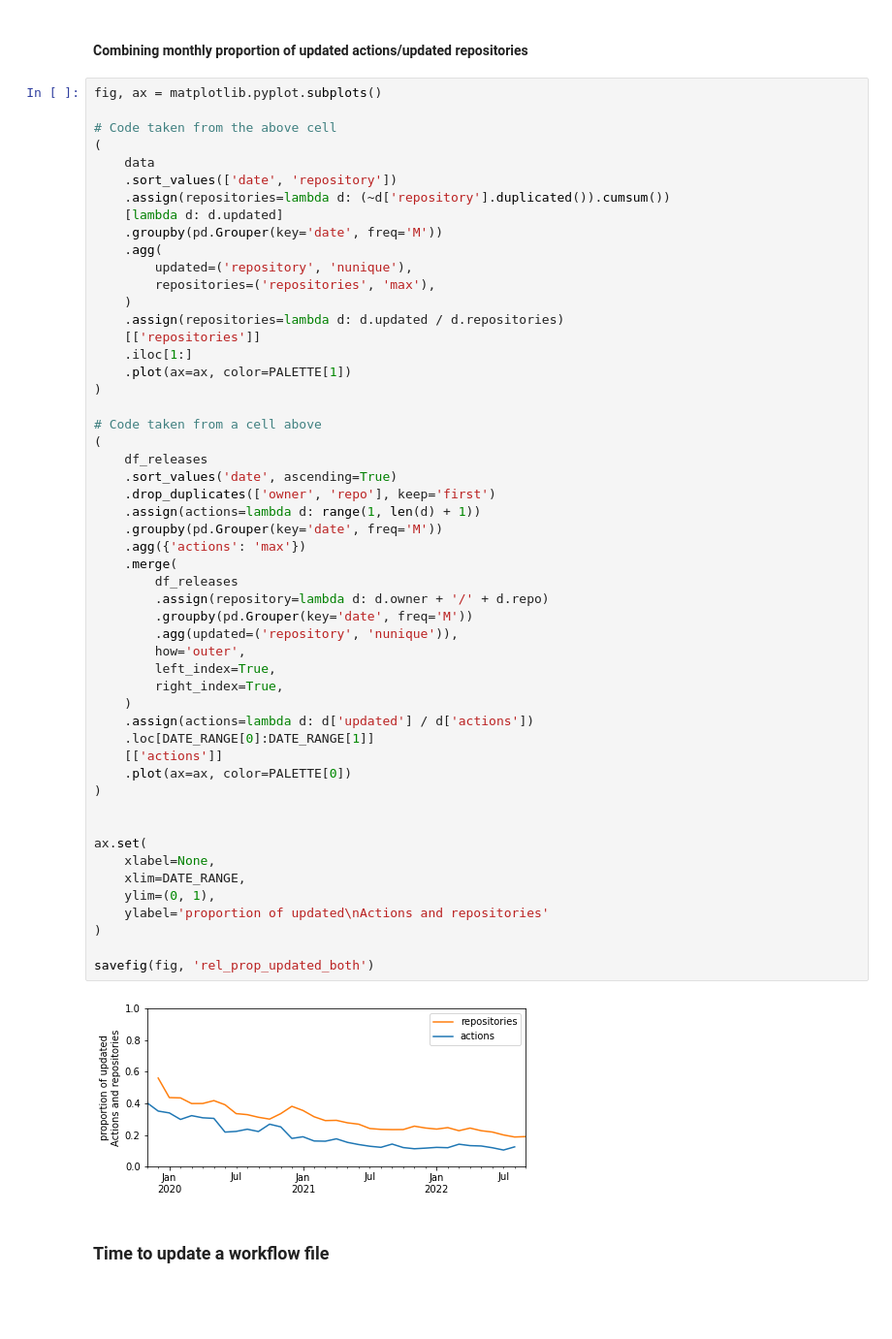
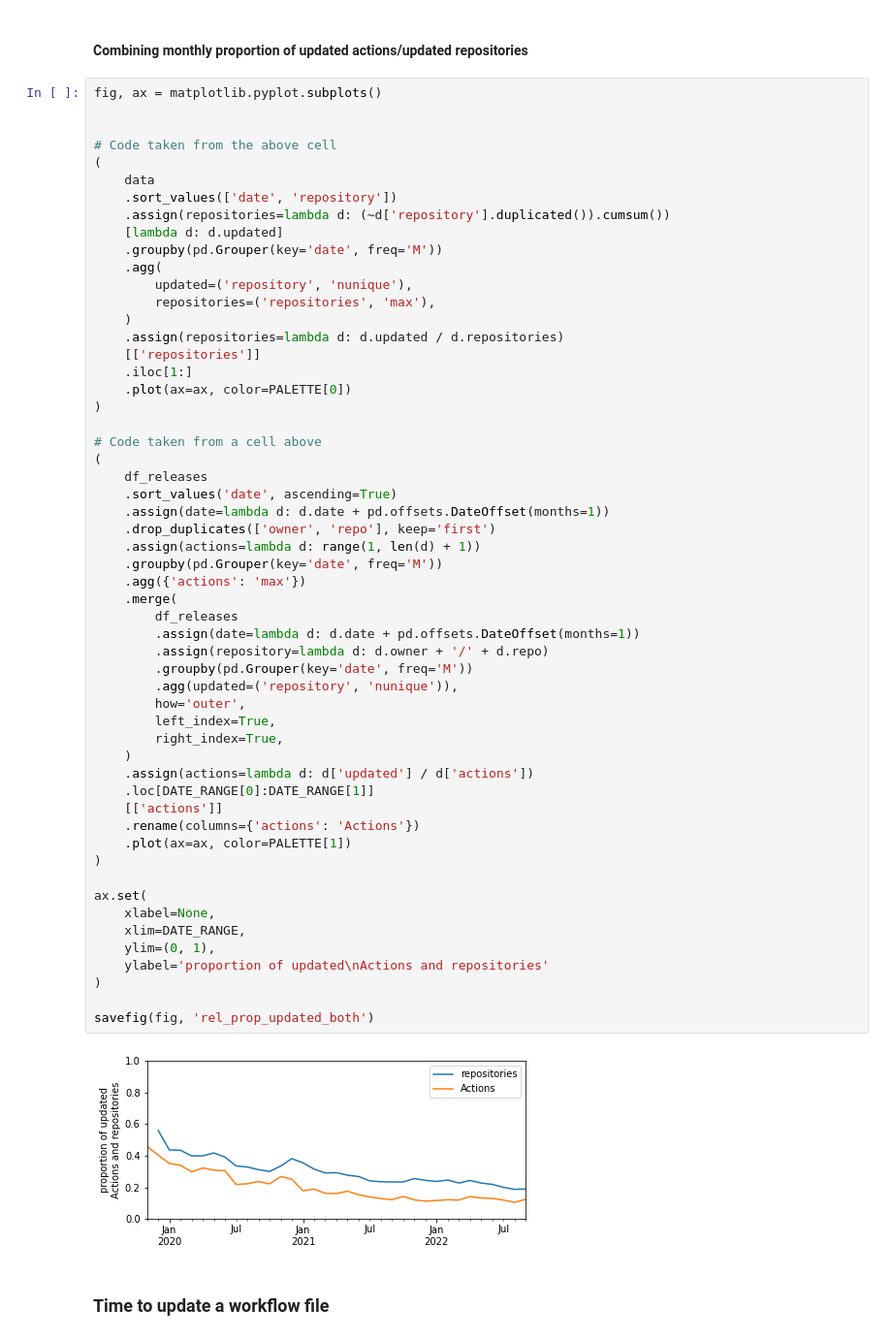
Before and after one commit to AlexandreDecan/secos-ghalag, a Jupyter notebook: notebooks/Release frequency.ipynb, the cells around one changed output. Shown: that part at 97% size. Cells and saved outputs as stored; diff of their text form; blank space fills up the shorter version.

```diff
--- a/notebooks/Release frequency.ipynb
+++ b/notebooks/Release frequency.ipynb
@@ -271,6 +271,7 @@ Name: 2022-09-30 00:00:00, dtype: float64
 #### Combining monthly proportion of updated actions/updated repositories
 # %%
 fig, ax = matplotlib.pyplot.subplots()
+
 
 # Code taken from the above cell
 (
@@ -286,42 +287,44 @@ fig, ax = matplotlib.pyplot.subplots()
     .assign(repositories=lambda d: d.updated / d.repositories)
     [['repositories']]
     .iloc[1:]
-    .plot(ax=ax, color=PALETTE[1])
+    .plot(ax=ax, color=PALETTE[0])
 )
 
 # Code taken from a cell above
 (
     df_releases
     .sort_values('date', ascending=True)
+    .assign(date=lambda d: d.date + pd.offsets.DateOffset(months=1))
     .drop_duplicates(['owner', 'repo'], keep='first')
     .assign(actions=lambda d: range(1, len(d) + 1))
     .groupby(pd.Grouper(key='date', freq='M'))
     .agg({'actions': 'max'})
     .merge(
         df_releases
+        .assign(date=lambda d: d.date + pd.offsets.DateOffset(months=1))
         .assign(repository=lambda d: d.owner + '/' + d.repo)
         .groupby(pd.Grouper(key='date', freq='M'))
         .agg(updated=('repository', 'nunique')),
         how='outer',
         left_index=True,
         right_index=True,
     )
     .assign(actions=lambda d: d['updated'] / d['actions'])
     .loc[DATE_RANGE[0]:DATE_RANGE[1]]
     [['actions']]
-    .plot(ax=ax, color=PALETTE[0])
+    .rename(columns={'actions': 'Actions'})
+    .plot(ax=ax, color=PALETTE[1])
 )
-
 
 ax.set(
     xlabel=None,
     xlim=DATE_RANGE,
     ylim=(0, 1),
     ylabel='proportion of updated\nActions and repositories'
 )
 
 savefig(fig, 'rel_prop_updated_both')
 # %% [output]
-[figure, old version]
+[figure, new version]
 # %% [markdown]
 ### Time to update a workflow file
```
Also changed, not shown: parts of 3 cells of this notebook, 3 other files.
